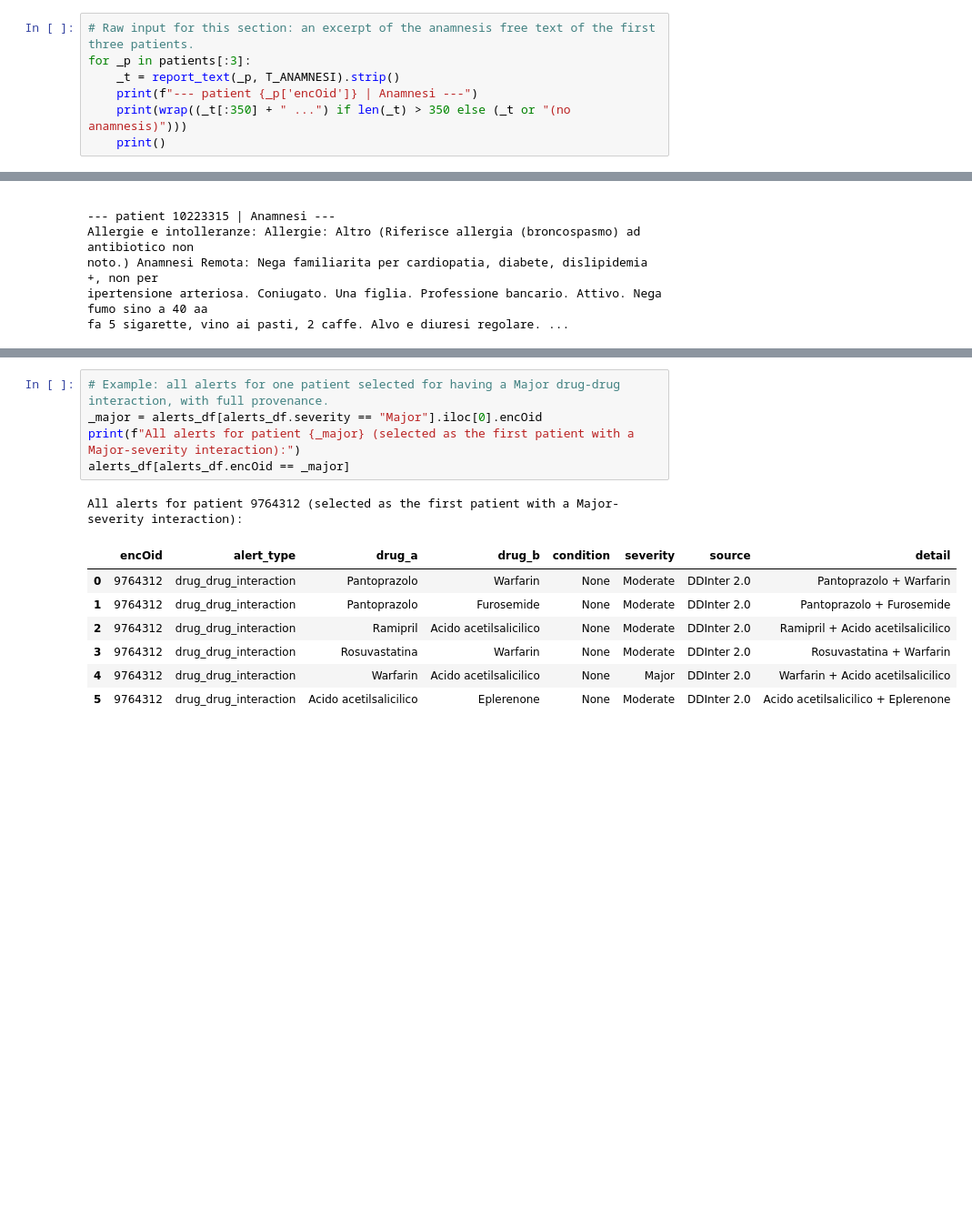
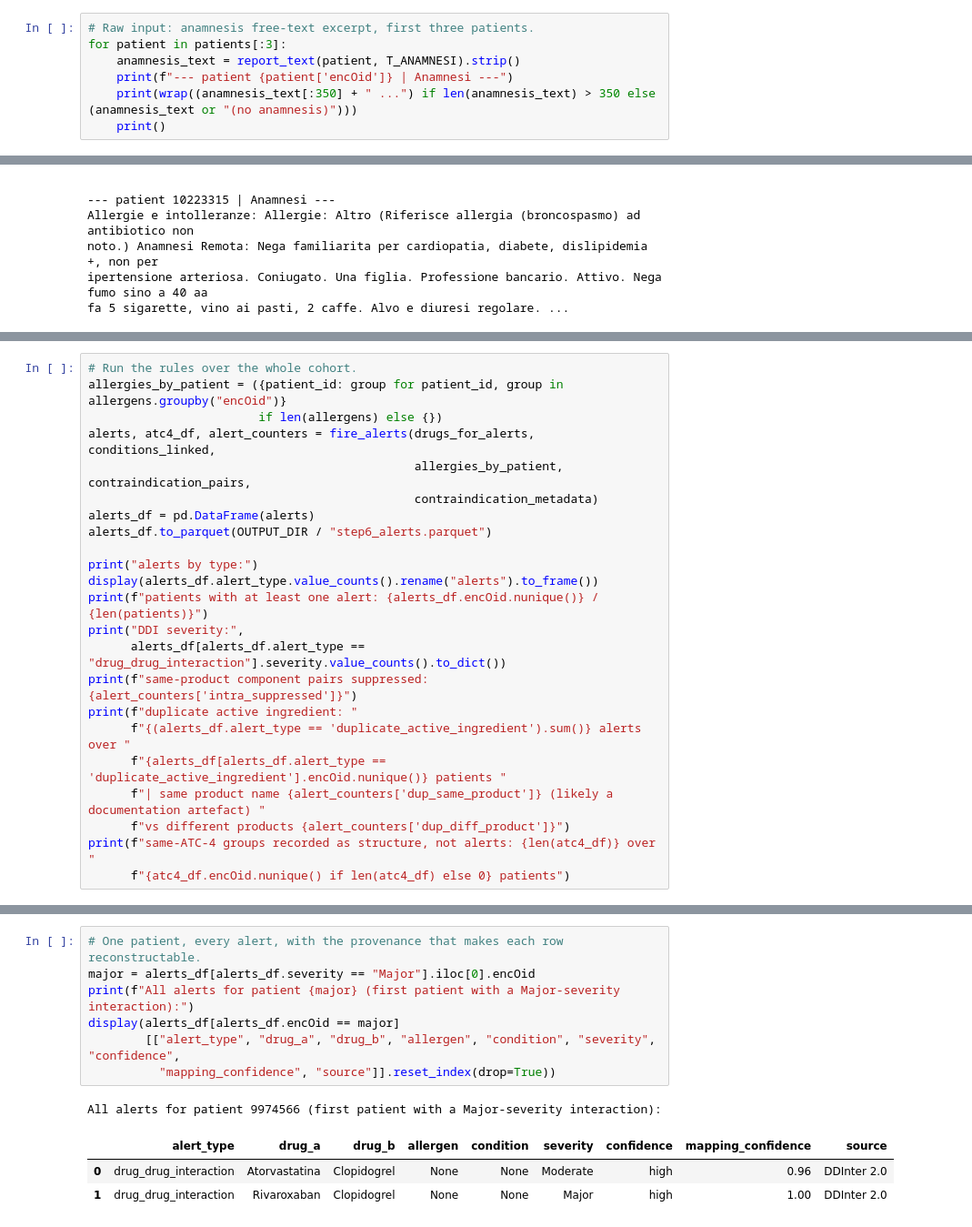
Before and after one commit to ilegul/nlp4dh, a Jupyter notebook: notebooks/clinical_nlp_pipeline.ipynb, the cells around one changed output, grey strips where cells are left out. Shown at 91% size. Cells and saved outputs as stored; diff of their text form; blank space fills up the shorter version.

```diff
--- a/notebooks/clinical_nlp_pipeline.ipynb
+++ b/notebooks/clinical_nlp_pipeline.ipynb
@@ -986,9 +1806,9 @@ the surrounding sentence for free, which Step 4 needs for context classification
 # %%
-# Raw input for this section: an excerpt of the anamnesis free text of the first three patients.
-for _p in patients[:3]:
-    _t = report_text(_p, T_ANAMNESI).strip()
-    print(f"--- patient {_p['encOid']} | Anamnesi ---")
-    print(wrap((_t[:350] + " ...") if len(_t) > 350 else (_t or "(no anamnesis)")))
+# Raw input: anamnesis free-text excerpt, first three patients.
+for patient in patients[:3]:
+    anamnesis_text = report_text(patient, T_ANAMNESI).strip()
+    print(f"--- patient {patient['encOid']} | Anamnesi ---")
+    print(wrap((anamnesis_text[:350] + " ...") if len(anamnesis_text) > 350 else (anamnesis_text or "(no anamnesis)")))
     print()
 # %% [output]
 --- patient 10216091 | Anamnesi ---
@@ -2104,0 +4702,23 @@ intra-product component pairs suppressed (same fixed-dose product, not co-prescr
+# %%
+# Run the rules over the whole cohort.
+allergies_by_patient = ({patient_id: group for patient_id, group in allergens.groupby("encOid")}
+                        if len(allergens) else {})
+alerts, atc4_df, alert_counters = fire_alerts(drugs_for_alerts, conditions_linked,
+                                              allergies_by_patient, contraindication_pairs,
+                                              contraindication_metadata)
+alerts_df = pd.DataFrame(alerts)
+alerts_df.to_parquet(OUTPUT_DIR / "step6_alerts.parquet")
+
+print("alerts by type:")
+display(alerts_df.alert_type.value_counts().rename("alerts").to_frame())
+print(f"patients with at least one alert: {alerts_df.encOid.nunique()} / {len(patients)}")
+print("DDI severity:",
+      alerts_df[alerts_df.alert_type == "drug_drug_interaction"].severity.value_counts().to_dict())
+print(f"same-product component pairs suppressed: {alert_counters['intra_suppressed']}")
+print(f"duplicate active ingredient: "
+      f"{(alerts_df.alert_type == 'duplicate_active_ingredient').sum()} alerts over "
+      f"{alerts_df[alerts_df.alert_type == 'duplicate_active_ingredient'].encOid.nunique()} patients "
+      f"| same product name {alert_counters['dup_same_product']} (likely a documentation artefact) "
+      f"vs different products {alert_counters['dup_diff_product']}")
+print(f"same-ATC-4 groups recorded as structure, not alerts: {len(atc4_df)} over "
+      f"{atc4_df.encOid.nunique() if len(atc4_df) else 0} patients")
@@ -2105,14 +4970,12 @@ intra-product component pairs suppressed (same fixed-dose product, not co-prescr
 # %%
-# Example: all alerts for one patient selected for having a Major drug-drug interaction, with full provenance.
-_major = alerts_df[alerts_df.severity == "Major"].iloc[0].encOid
-print(f"All alerts for patient {_major} (selected as the first patient with a Major-severity interaction):")
-alerts_df[alerts_df.encOid == _major]
+# One patient, every alert, with the provenance that makes each row reconstructable.
+major = alerts_df[alerts_df.severity == "Major"].iloc[0].encOid
+print(f"All alerts for patient {major} (first patient with a Major-severity interaction):")
+display(alerts_df[alerts_df.encOid == major]
+        [["alert_type", "drug_a", "drug_b", "allergen", "condition", "severity", "confidence",
+          "mapping_confidence", "source"]].reset_index(drop=True))
 # %% [output]
-All alerts for patient 9764312 (selected as the first patient with a Major-severity interaction):
+All alerts for patient 9974566 (first patient with a Major-severity interaction):
-|  | encOid | alert_type | drug_a | drug_b | condition | severity | source | detail |
-| 0 | 9764312 | drug_drug_interaction | Pantoprazolo | Warfarin | None | Moderate | DDInter 2.0 | Pantoprazolo + Warfarin |
-| 1 | 9764312 | drug_drug_interaction | Pantoprazolo | Furosemide | None | Moderate | DDInter 2.0 | Pantoprazolo + Furosemide |
-| 2 | 9764312 | drug_drug_interaction | Ramipril | Acido acetilsalicilico | None | Moderate | DDInter 2.0 | Ramipril + Acido acetilsalicilico |
-| 3 | 9764312 | drug_drug_interaction | Rosuvastatina | Warfarin | None | Moderate | DDInter 2.0 | Rosuvastatina + Warfarin |
-| 4 | 9764312 | drug_drug_interaction | Warfarin | Acido acetilsalicilico | None | Major | DDInter 2.0 | Warfarin + Acido acetilsalicilico |
-| 5 | 9764312 | drug_drug_interaction | Acido acetilsalicilico | Eplerenone | None | Moderate | DDInter 2.0 | Acido acetilsalicilico + Eplerenone |
+|  | alert_type | drug_a | drug_b | allergen | condition | severity | confidence | mapping_confidence | source |
+| 0 | drug_drug_interaction | Atorvastatina | Clopidogrel | None | None | Moderate | high | 0.96 | DDInter 2.0 |
+| 1 | drug_drug_interaction | Rivaroxaban | Clopidogrel | None | None | Major | high | 1.00 | DDInter 2.0 |
```
Also changed, not shown: parts of 282 cells of this notebook, 45 other files.
